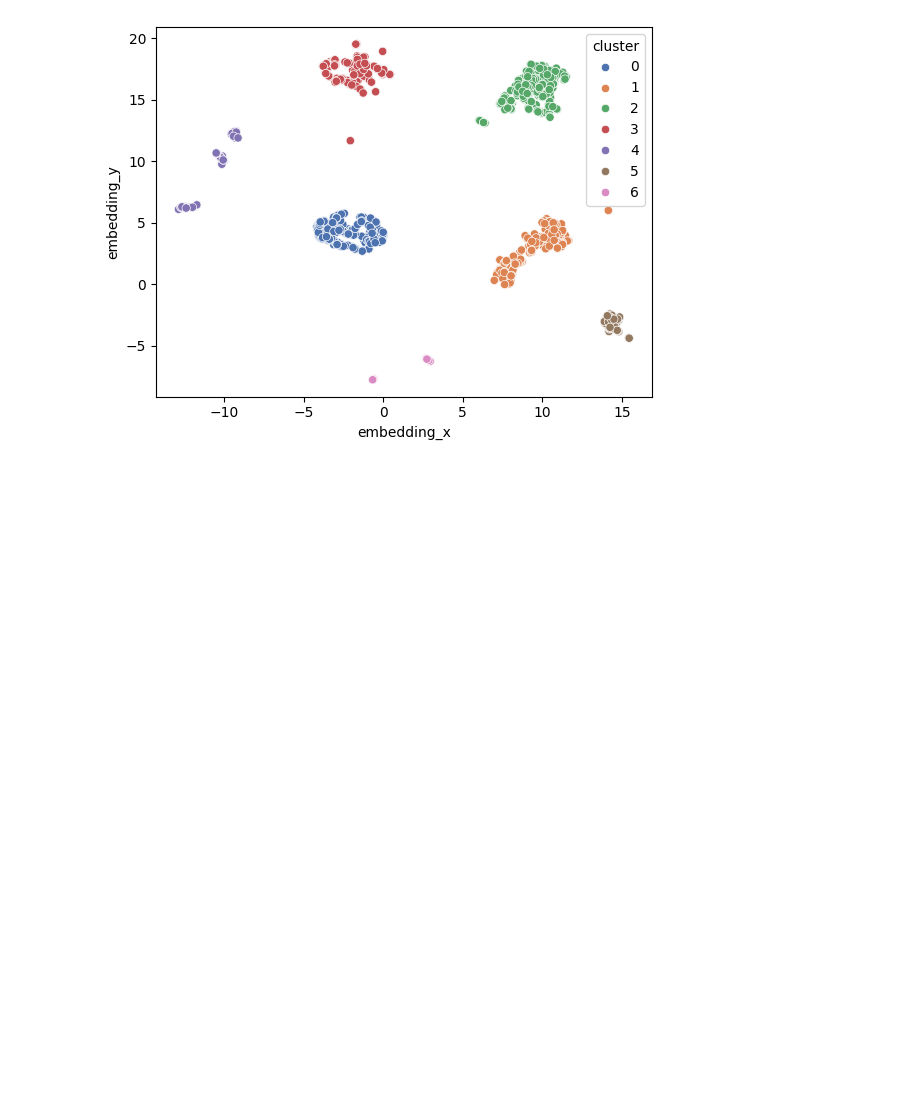
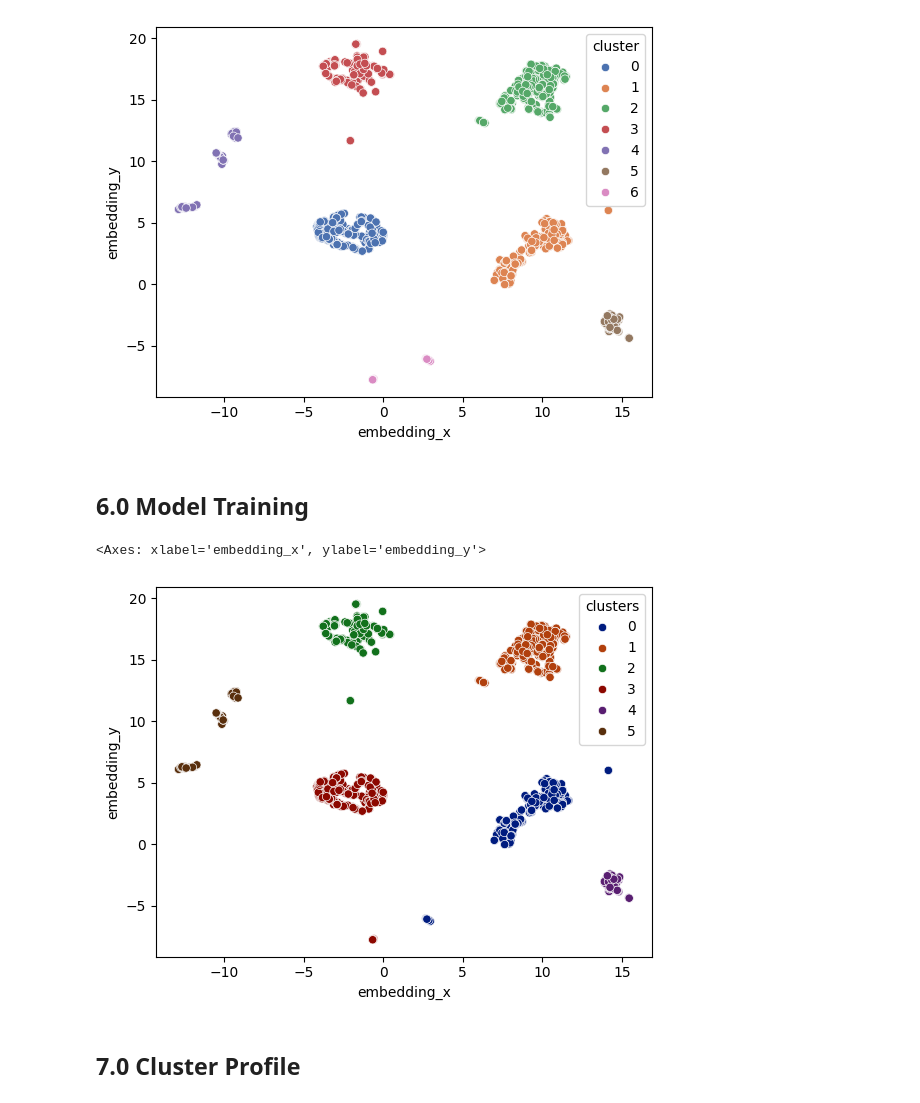
Before and after one commit to samantasobral/projeto_integrador_3, a Jupyter notebook: notebooks/perfil_clientes.ipynb, the cells around one changed output. Drawn from its saved outputs; the diff is of its cells as text; code cells hidden in the pictures; blank space fills up the shorter version.

```diff
--- a/notebooks/perfil_clientes.ipynb
+++ b/notebooks/perfil_clientes.ipynb
@@ -413,3 +413,33 @@ sns.scatterplot(x='embedding_x', y='embedding_y', hue='cluster', data = X_cluste
 # %% [output]
 <Axes: xlabel='embedding_x', ylabel='embedding_y'>
 [figure]
+# %% [markdown]
+## 6.0 Model Training
+# %%
+reducer = umap.UMAP(random_state=42, n_neighbors=6, min_dist=0.0, low_memory=True)
+embedding = reducer.fit_transform(X)
+
+with open('umap_reducer.pkl', 'wb') as f:
+    pickle.dump(reducer, f)
+# %%
+with open('umap_reducer.pkl', 'rb') as f:
+   umap_reducer =  pickle.load(f)
+# %%
+embedding_final = umap_reducer.transform(df_prep)
+embedding_final = pd.DataFrame(embedding_final, columns=['embedding_x', 'embedding_y'])
+
+kmeans_model = c.KMeans(n_clusters=6)
+
+kmeans_model.fit(embedding_final)
+labels = kmeans_model.predict(embedding_final)
+# %%
+response = embedding_final.copy()
+# %%
+response['clusters'] = labels
+
+sns.scatterplot(x='embedding_x', y='embedding_y', hue='clusters', data=response, palette='dark')
+# %% [output]
+<Axes: xlabel='embedding_x', ylabel='embedding_y'>
+[figure, added]
+# %% [markdown]
+## 7.0 Cluster Profile
```
Also changed, not shown: parts of 2 cells of this notebook.
